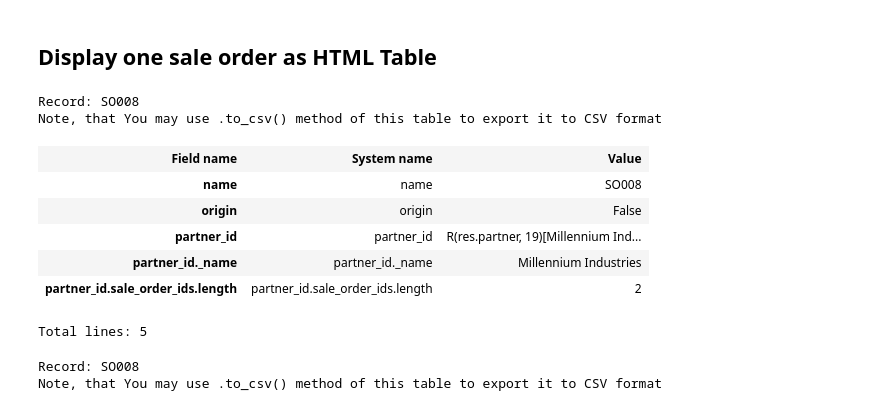
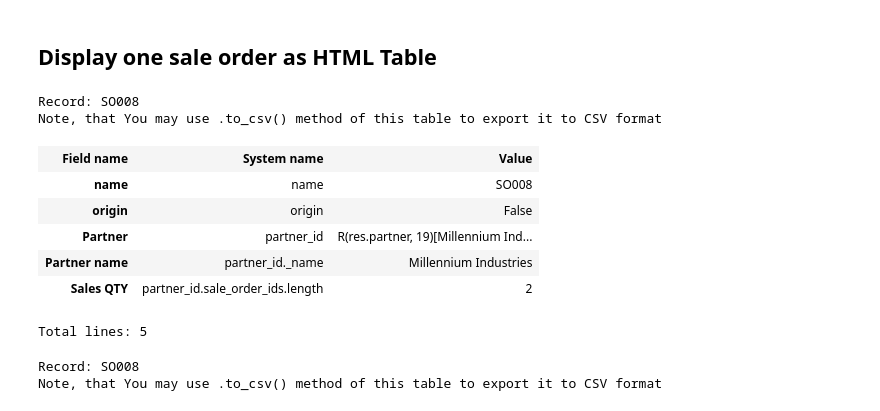
Before and after one commit to katyukha/odoo-rpc-client, a Jupyter notebook: examples/Examples & HTML tests.ipynb, the cells around one changed output. Drawn from its saved outputs; the diff is of its cells as text; code cells hidden in the pictures.

```diff
--- a/examples/Examples & HTML tests.ipynb
+++ b/examples/Examples & HTML tests.ipynb
@@ -491,18 +491,25 @@ for better information get doc on as_table method:
 # %%
 so_list[0].as_html('name',
                    'origin',
-                   'partner_id',        # Will display Reacord instance representing partner related to this sale order
-                   'partner_id._name',  # Will display result of 'name_get' called on partner
-                   'partner_id.sale_order_ids.length')  # Display how many sale orders have this partner
+
+                   # Will display Reacord instance representing partner related to this sale order
+                   ('partner_id', 'Partner'),
+
+                   # Will display result of 'name_get' called on partner
+                   ('partner_id._name', 'Partner name'),
+
+                   # Display how many sale orders have this partner
+                   ('partner_id.sale_order_ids.length', 'Sales QTY'),
+)
 # %% [output]
 Record: SO008
 Note, that You may use .to_csv() method of this table to export it to CSV format
 | Field name | System name | Value |
 | name | name | SO008 |
 | origin | origin | False |
-| partner_id | partner_id | R(res.partner, 19)[Millennium Ind... |
-| partner_id._name | partner_id._name | Millennium Industries |
-| partner_id.sale_order_ids.length | partner_id.sale_order_ids.length | 2 |
+| Partner | partner_id | R(res.partner, 19)[Millennium Ind... |
+| Partner name | partner_id._name | Millennium Industries |
+| Sales QTY | partner_id.sale_order_ids.length | 2 |
 Total lines: 5
 # %%
 so_list[0].as_html()  # Display all fields for firest sale order record
```
Also changed, not shown: parts of 1 cell of this notebook, 5 other files.
